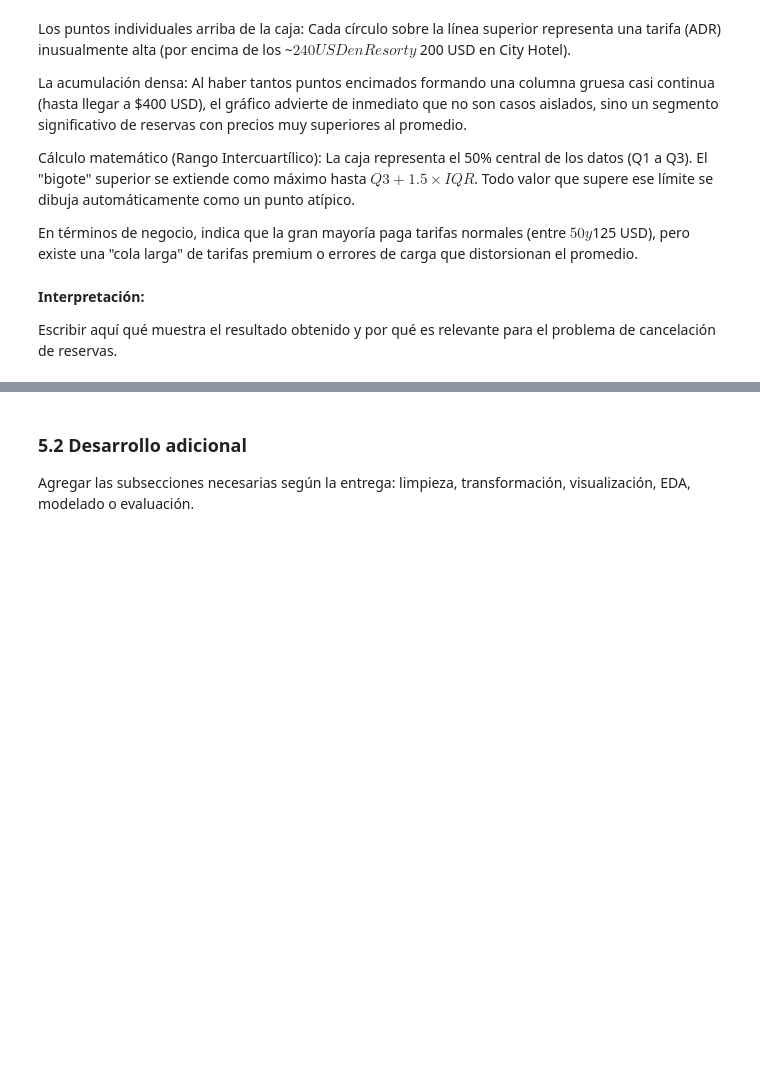
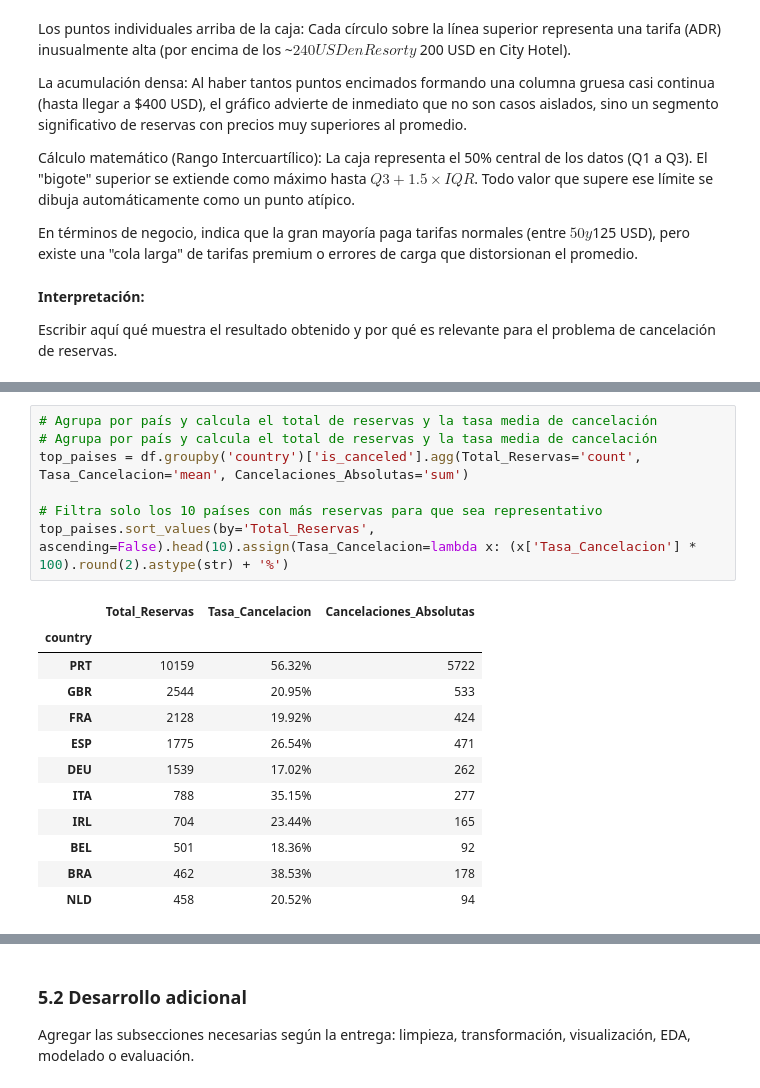
Before and after one commit to manfredialdo/iad-tpi01, a Jupyter notebook: TPI_2C_2026.ipynb, the cells around one changed output, grey strips where cells are left out. Saved outputs shown, nothing was run; the diff lists cells and outputs as text; blank space fills up the shorter version.

```diff
--- a/TPI_2C_2026.ipynb
+++ b/TPI_2C_2026.ipynb
@@ -290,0 +326,20 @@ Escribir aquí qué muestra el resultado obtenido y por qué es relevante para e
+# %%
+# Agrupa por país y calcula el total de reservas y la tasa media de cancelación
+# Agrupa por país y calcula el total de reservas y la tasa media de cancelación
+top_paises = df.groupby('country')['is_canceled'].agg(Total_Reservas='count', Tasa_Cancelacion='mean', Cancelaciones_Absolutas='sum')
+
+# Filtra solo los 10 países con más reservas para que sea representativo
+top_paises.sort_values(by='Total_Reservas', ascending=False).head(10).assign(Tasa_Cancelacion=lambda x: (x['Tasa_Cancelacion'] * 100).round(2).astype(str) + '%')
+# %% [output]
+|  | Total_Reservas | Tasa_Cancelacion | Cancelaciones_Absolutas |
+| country |  |  |  |
+| PRT | 10159 | 56.32% | 5722 |
+| GBR | 2544 | 20.95% | 533 |
+| FRA | 2128 | 19.92% | 424 |
+| ESP | 1775 | 26.54% | 471 |
+| DEU | 1539 | 17.02% | 262 |
+| ITA | 788 | 35.15% | 277 |
+| IRL | 704 | 23.44% | 165 |
+| BEL | 501 | 18.36% | 92 |
+| BRA | 462 | 38.53% | 178 |
+| NLD | 458 | 20.52% | 94 |
```
Also changed, not shown: parts of 4 cells of this notebook.
